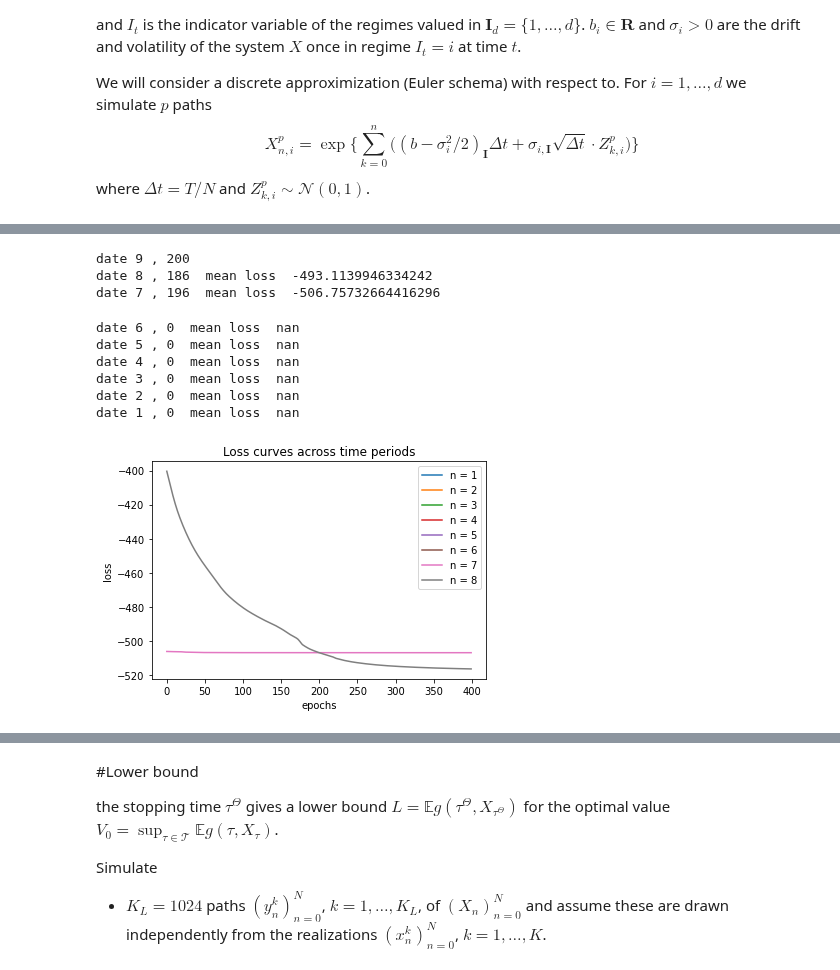
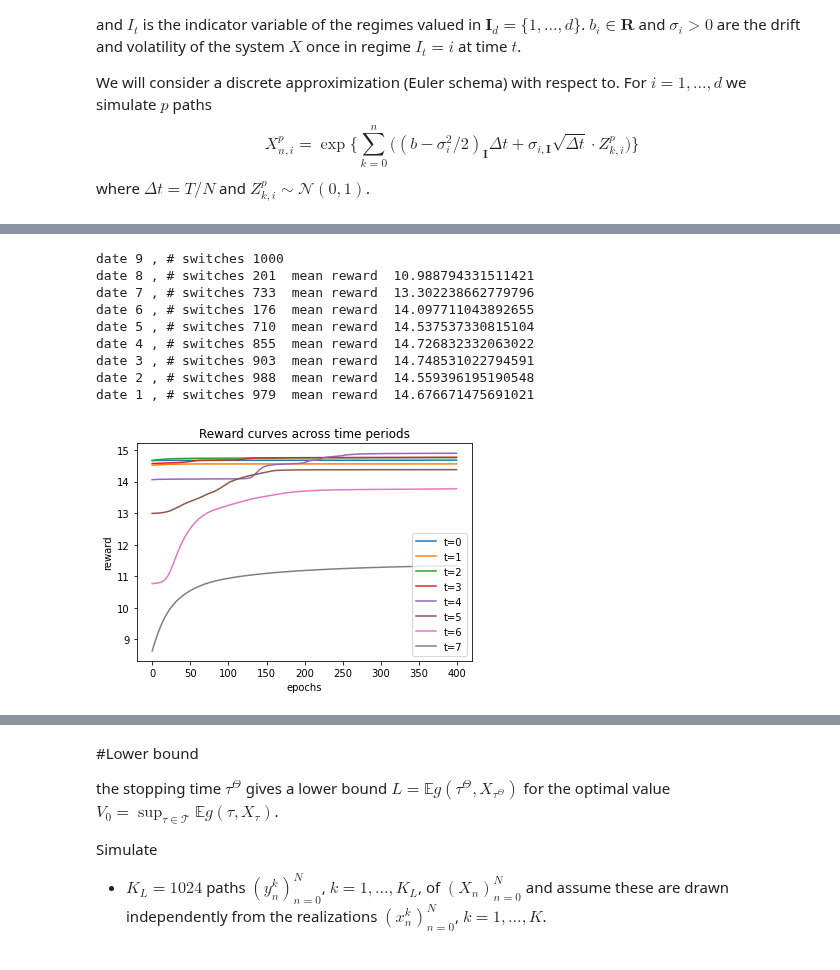
Before and after one commit to claudia-viaro/optimal_stopping-switching, a Jupyter notebook: optimal_switching/opt_switching_V3.ipynb, the cells around one changed output, grey strips where cells are left out. Drawn from its saved outputs; the diff is of its cells as text; code cells hidden in the pictures.

```diff
--- a/optimal_switching/opt_switching_V3.ipynb
+++ b/optimal_switching/opt_switching_V3.ipynb
@@ -412,41 +482,38 @@ class Training:
 # %%
 # simulate paths Y
 # goal of this phase is to be able to get stopping decisions f_theta_n
-hyperparam_training = {'drift': 0.2, 'sigma': 0.05, 'delta': 0.1,  'paths':200, 'periods': 9, 'maturity': 3., 'strike' : 100,'assets':2,  'spot':90,}
+hyperparam_training = {'drift': 0.2, 'sigma': 0.05, 'delta': 0.1,  'paths':1000, 'periods': 9, 'maturity': 1., 'strike' : 100,'assets':2,  'spot':90,}
 S_train=BlackScholes(**hyperparam_training)
 
-
-pricing = Training(S_train, Profit_testing)
+pricing = Training(S_train, Payoff)
 '''
 arguments are:
 - path process
-- Profit testing classes
-
-
+- Payoff class
 '''
 
 mods, functions = pricing.value()
 # %% [output]
-date 9 , 200
-date 8 , 186  mean loss  -493.1139946334242
-date 7 , 196  mean loss  -506.75732664416296
+date 9 , # switches 1000
+date 8 , # switches 201  mean reward  10.988794331511421
+date 7 , # switches 733  mean reward  13.302238662779796
+date 6 , # switches 176  mean reward  14.097711043892655
+date 5 , # switches 710  mean reward  14.537537330815104
+date 4 , # switches 855  mean reward  14.726832332063022
+date 3 , # switches 903  mean reward  14.748531022794591
+date 2 , # switches 988  mean reward  14.559396195190548
+date 1 , # switches 979  mean reward  14.676671475691021
-date 6 , 0  mean loss  nan
-date 5 , 0  mean loss  nan
-date 4 , 0  mean loss  nan
-date 3 , 0  mean loss  nan
-date 2 , 0  mean loss  nan
-date 1 , 0  mean loss  nan
 # %%
 filtered_list = list(filter(None, functions))
-legend = ["n = 1", "n = 2", "n = 3", "n = 4", "n = 5", "n = 6", "n = 7", "n = 8"]
+legend = [f't={i}' for i in range(len(functions))]
 
 for i in range(len(filtered_list)):
   epochs = np.array([i for i in range(len(filtered_list[0]))])
-  plt.plot(epochs, filtered_list[i], label='loss funciton')
-  plt.ylabel('loss')
+  plt.plot(epochs, filtered_list[i], label='reward function')
+  plt.ylabel('reward')
   plt.xlabel('epochs')
   plt.legend(legend)
-  plt.title('Loss curves across time periods')
+  plt.title('Reward curves across time periods')
   plt.plot()
 # %% [output]
-[figure, old version]
+[figure, new version]
```
Also changed, not shown: parts of 13 cells of this notebook.
